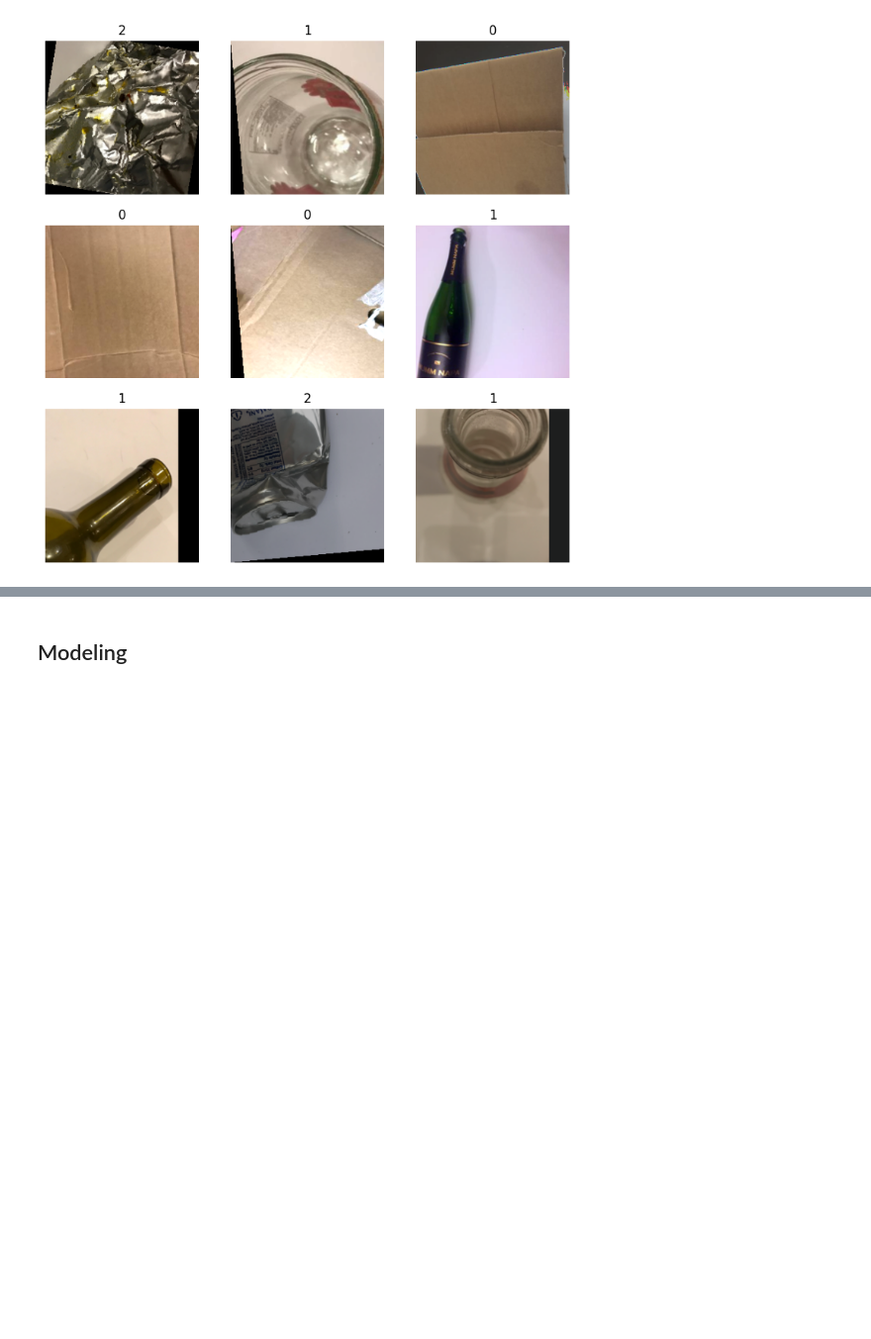
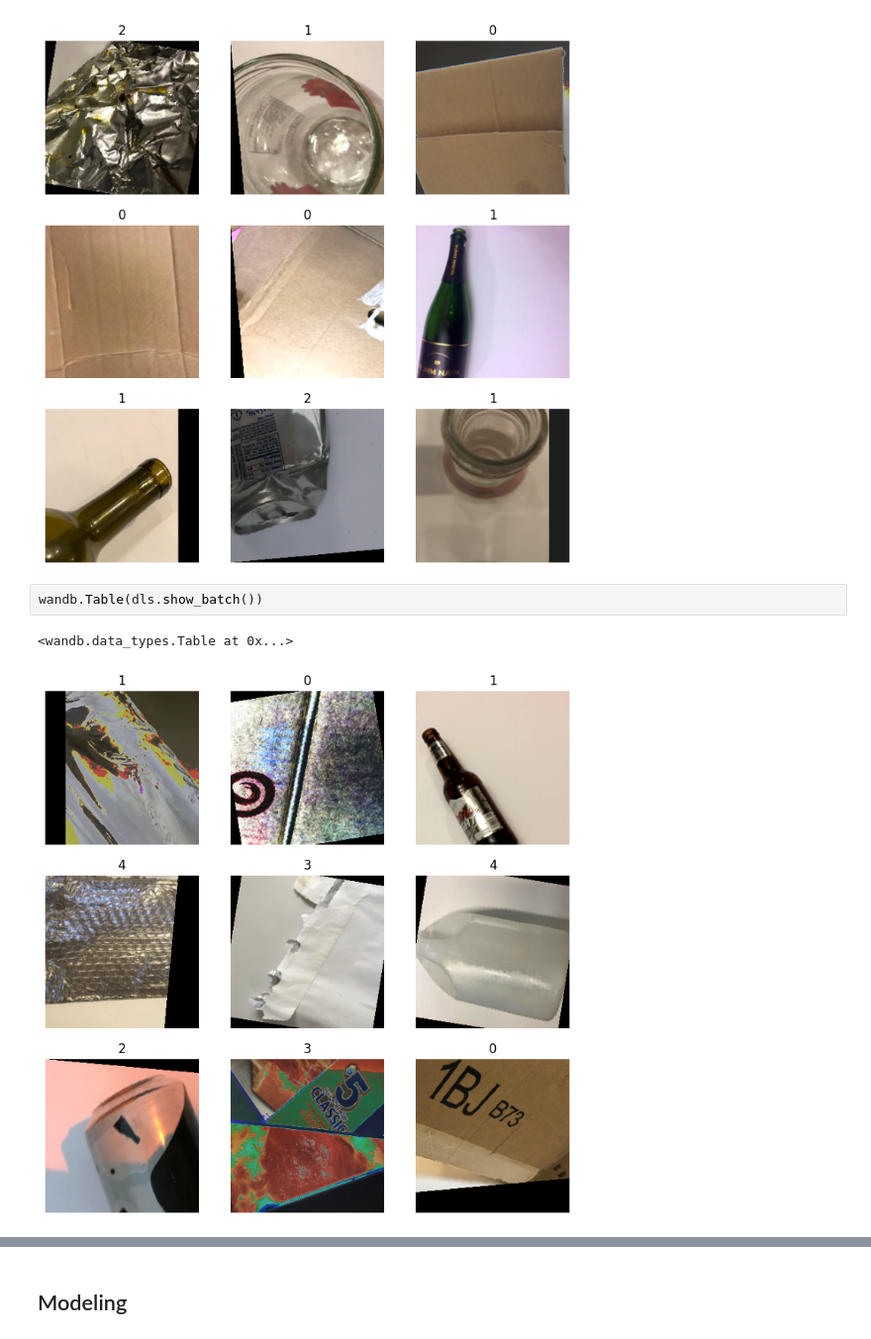
Before and after one commit to machffud/trashnet-classification, a Jupyter notebook: trashnet_training_modeling.ipynb, the cells around one changed output, grey strips where cells are left out. Shown at 99% size. Cells and saved outputs as stored; diff of their text form; blank space fills up the shorter version.

```diff
--- a/trashnet_training_modeling.ipynb
+++ b/trashnet_training_modeling.ipynb
@@ -195,5 +218,10 @@ dls = ImageDataLoaders.from_folder(cfg.data_path, bs=cfg.bs, valid_pct=0.2, item
 dls.show_batch() # should show the effect of RandAugment
 # %% [output]
 [figure]
+# %%
+wandb.Table(dls.show_batch())
+# %% [output]
+<wandb.data_types.Table at 0x...>
+[figure, added]
 # %%
 tdl = dls.test_dl(get_image_files(Path(cfg.data_path)/"test"), with_labels=True)
```
Also changed, not shown: parts of 17 cells of this notebook, 1 other file.
